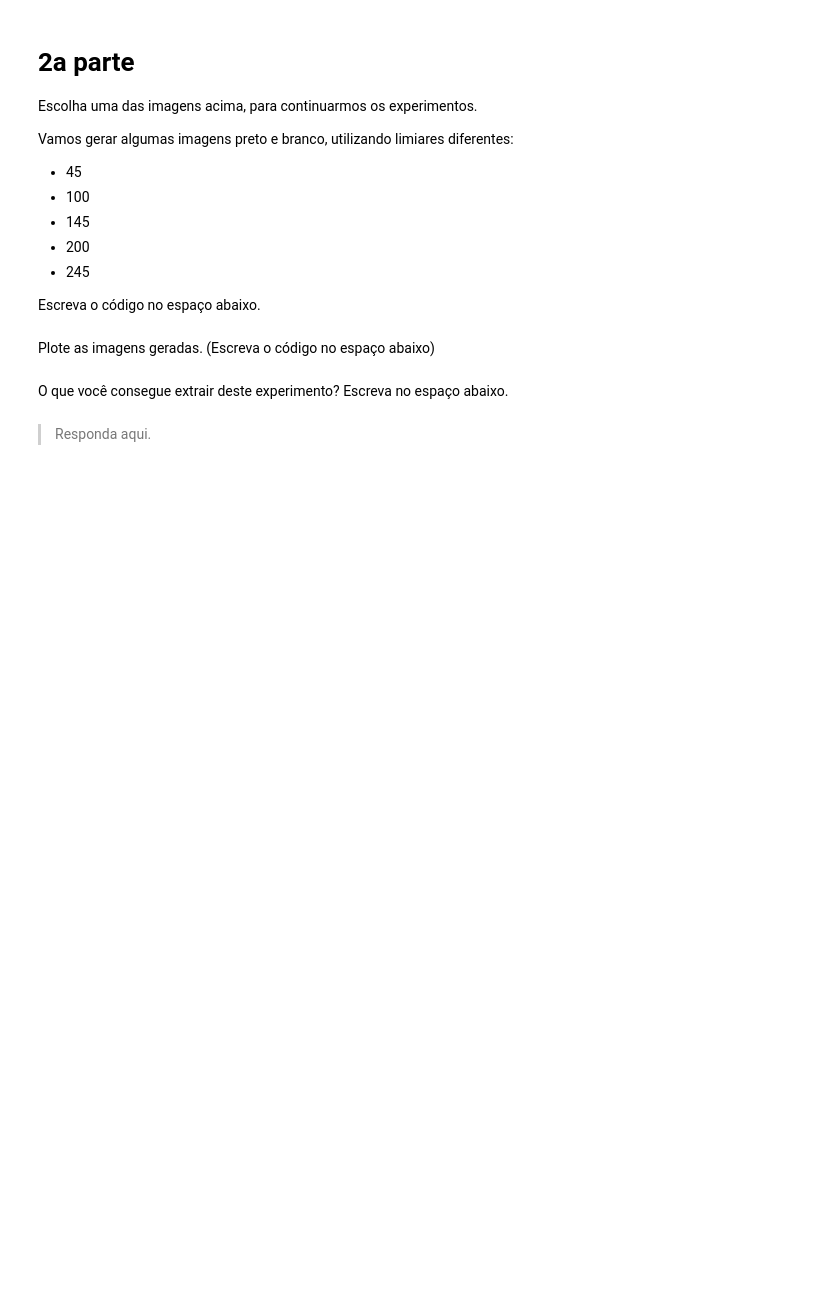
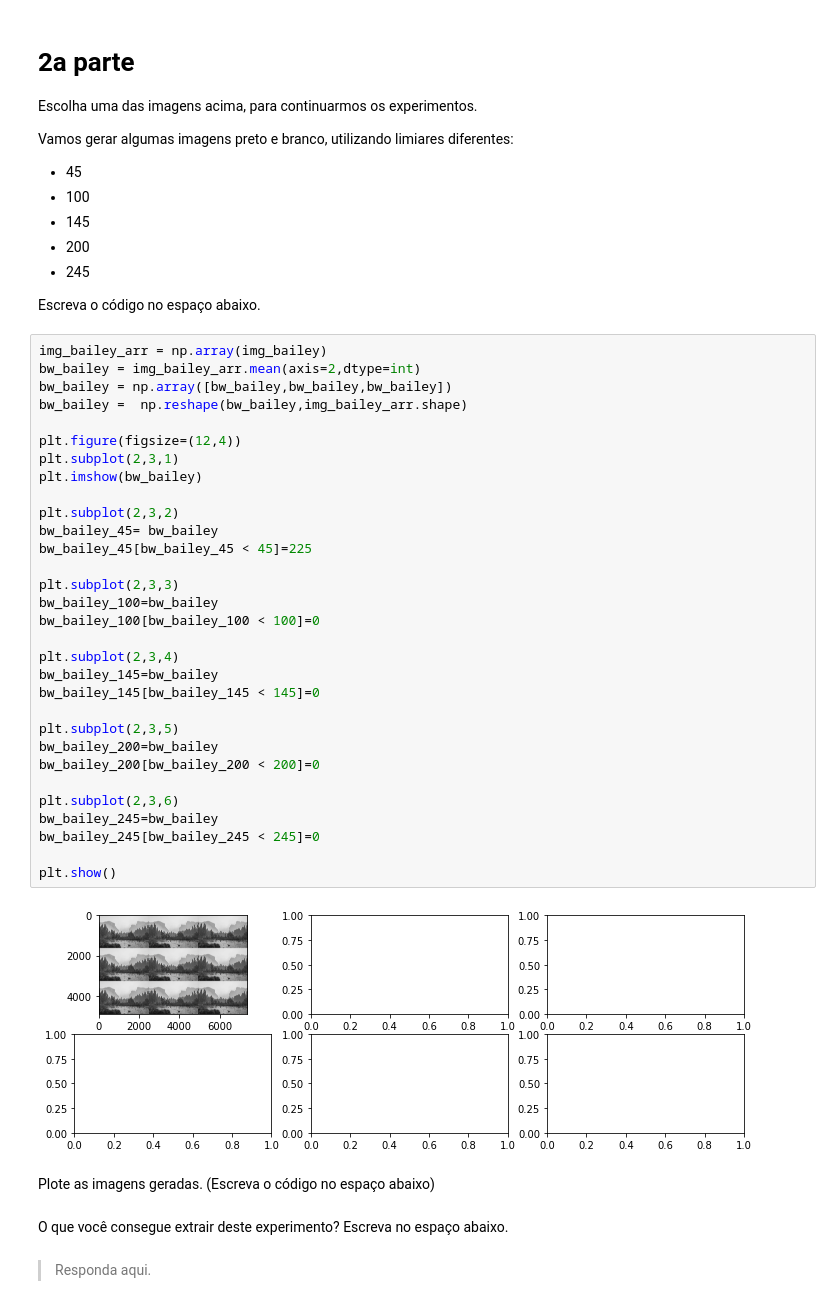
Before and after one commit to RodrigoCCG/labs, a Jupyter notebook: code_02.ipynb, the cells around one changed output. Saved outputs shown, nothing was run; the diff lists cells and outputs as text; blank space fills up the shorter version.

```diff
--- a/code_02.ipynb
+++ b/code_02.ipynb
@@ -79,6 +112,39 @@ Vamos gerar algumas imagens preto e branco, utilizando limiares diferentes:
 *  245
 
 Escreva o código no espaço abaixo.
+# %%
+img_bailey_arr = np.array(img_bailey)
+bw_bailey = img_bailey_arr.mean(axis=2,dtype=int)
+bw_bailey = np.array([bw_bailey,bw_bailey,bw_bailey])
+bw_bailey =  np.reshape(bw_bailey,img_bailey_arr.shape)
+
+plt.figure(figsize=(12,4))
+plt.subplot(2,3,1)
+plt.imshow(bw_bailey)
+
+plt.subplot(2,3,2)
+bw_bailey_45= bw_bailey
+bw_bailey_45[bw_bailey_45 < 45]=225
+
+plt.subplot(2,3,3)
+bw_bailey_100=bw_bailey
+bw_bailey_100[bw_bailey_100 < 100]=0
+
+plt.subplot(2,3,4)
+bw_bailey_145=bw_bailey
+bw_bailey_145[bw_bailey_145 < 145]=0
+
+plt.subplot(2,3,5)
+bw_bailey_200=bw_bailey
+bw_bailey_200[bw_bailey_200 < 200]=0
+
+plt.subplot(2,3,6)
+bw_bailey_245=bw_bailey
+bw_bailey_245[bw_bailey_245 < 245]=0
+
+plt.show()
+# %% [output]
+[figure, added]
 # %% [markdown]
 Plote as imagens geradas. (Escreva o código no espaço abaixo)
 # %% [markdown]
```
Also changed, not shown: parts of 5 cells of this notebook.
